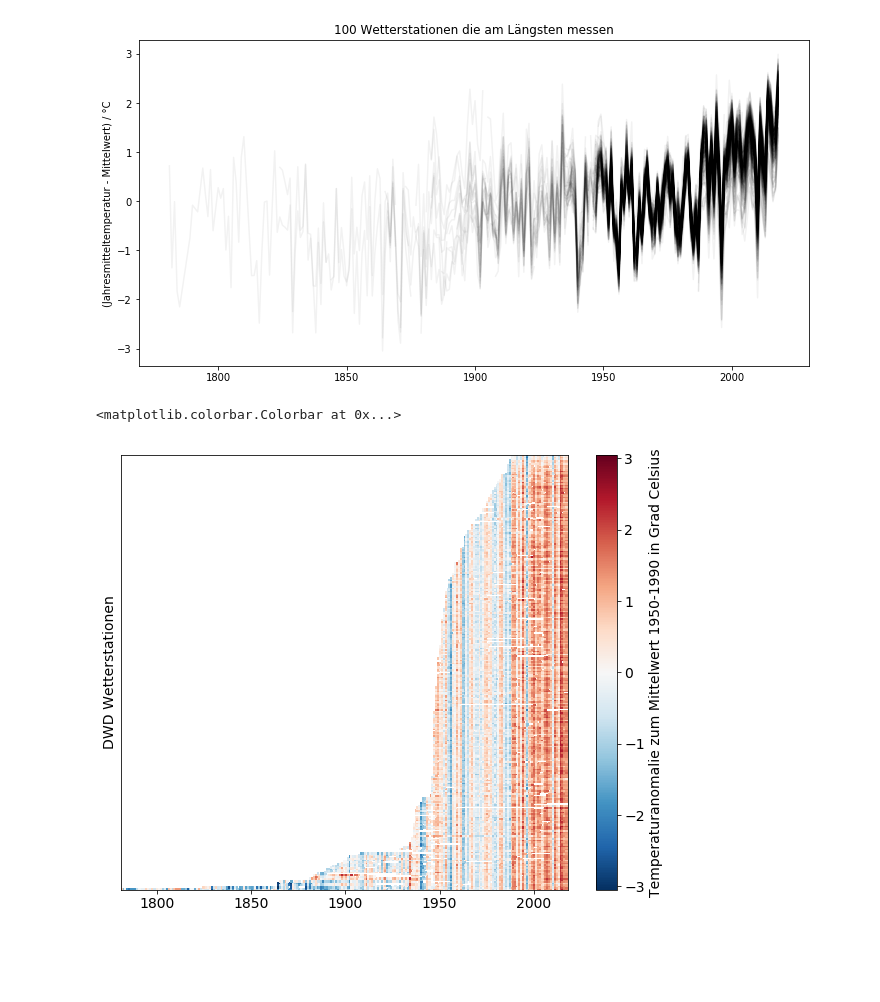
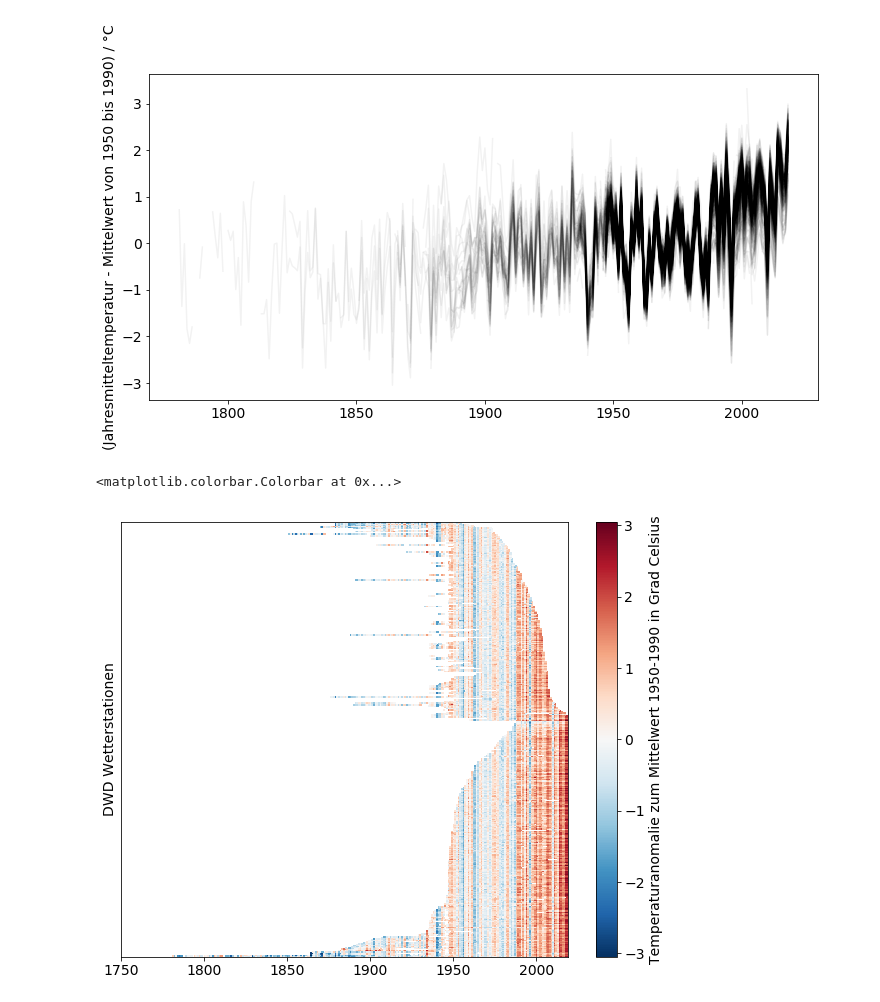
Before and after one commit to s4f-dortmund/dwd-open-data, a Jupyter notebook: dwd_data.ipynb, the cells around one changed output. Cells and saved outputs as stored; diff of their text form; code cells hidden in the pictures; blank space fills up the shorter version.

```diff
--- a/dwd_data.ipynb
+++ b/dwd_data.ipynb
@@ -19,9 +20,10 @@ stations = get_dwd_stations()
 stations['operation_time'] = stations['bis_datum'] - stations['von_datum']
 stations = (
     stations
-    .query('bis_datum == "2019-06-22"')
-    .sort_values('operation_time', ascending=False)
+    .sort_values('von_datum', ascending=False)
+    .sort_values('operation_time', ascending=True)
 )
 stations.head()
+stations.tail(30)
 # %% [output]
 |  | id | von_datum | bis_datum | Stationshoehe | geoBreite | geoLaenge | Stationsname | Bundesland | ... |
@@ -35,17 +48,13 @@ download_all_kl_files()
 # %%
 from glob import glob
 
-station_data = pd.DataFrame()
+station_data = {}
 
-for station in stations.itertuples():
+for station in tqdm_notebook(stations.itertuples(), total=len(stations)):
+
     files = glob(f'data/kl/tageswerte_KL_{station.id:05d}_*')
+
     if not files:
         continue
 
-    df = pd.concat([read_dwd_kl_file(f) for f in files])
-
-    by_year = df.groupby(df['MESS_DATUM'].dt.year)['TMK'].agg(
-        ['count', 'mean']
-    )
-    by_year.index.name = 'Jahr'
-    station_data[station.id] = by_year.query('count > 350')['mean']
+    station_data[station.id] = pd.concat([read_dwd_kl_file(f) for f in files])
@@ -62,0 +63,16 @@ station_data.head()
+# %%
+station_yearly = pd.DataFrame(index=np.arange(1750, 2020))
+
+
+ids = stations.sort_values(['bis_datum', 'operation_time'], ascending=False).id
+
+for station_id in tqdm_notebook(ids, total=len(station_data)):
+    df = station_data.get(station_id)
+    if df is None:
+        continue
+    by_year = df.groupby(df['MESS_DATUM'].dt.year)['TMK'].agg(
+        ['count', 'mean']
+    )
+    by_year.index.name = 'Jahr'
+
+    station_yearly[station_id] = by_year.loc[by_year['count'] > 350, 'mean']
@@ -63,27 +81,27 @@ station_data.head()
 # %%
 
 plt.figure(figsize=(12, 6))
 
-for c in station_data.columns:
-    plt.plot(station_data.index, station_data[c] - station_data[c].loc['1950':'1990'].mean(), color='k', alpha=0.05)
+for c in station_yearly.columns:
+    plt.plot(station_yearly.index, station_yearly[c] - station_yearly[c].loc['1950':'1990'].mean(), color='k', alpha=0.05)
 
 plt.ylabel('(Jahresmitteltemperatur - Mittelwert von 1950 bis 1990) / °C')
 plt.xlabel('')
 None
 # %% [output]
-[figure, old version]
+[figure, new version]
 # %%
-station_data.dropna(thresh=30, axis=1, inplace=True)
+station_yearly.dropna(thresh=30, axis=1, inplace=True)
 
 
-data = (station_data.values - station_data.loc['1950':'1990'].mean().values).T
+data = (station_yearly.values - station_yearly.loc['1950':'1990'].mean().values).T
 limit = np.nanmax(np.abs(data))
 
 plt.rcParams['font.size'] = 14
 plt.figure(figsize=(10, 8))
 plt.pcolormesh(
-    station_data.index,
-    np.arange(len(station_data.columns)),
+    station_yearly.index,
+    np.arange(len(station_yearly.columns)),
     data,
     cmap='RdBu_r',
     vmin=-limit,
@@ -94,4 +112,4 @@ plt.ylabel('DWD Wetterstationen')
 plt.colorbar(label='Temperaturanomalie zum Mittelwert 1950-1990 in Grad Celsius')
 # %% [output]
 <matplotlib.colorbar.Colorbar at 0x...>
-[figure, old version]
+[figure, new version]
```
Also changed, not shown: parts of 6 cells of this notebook.
